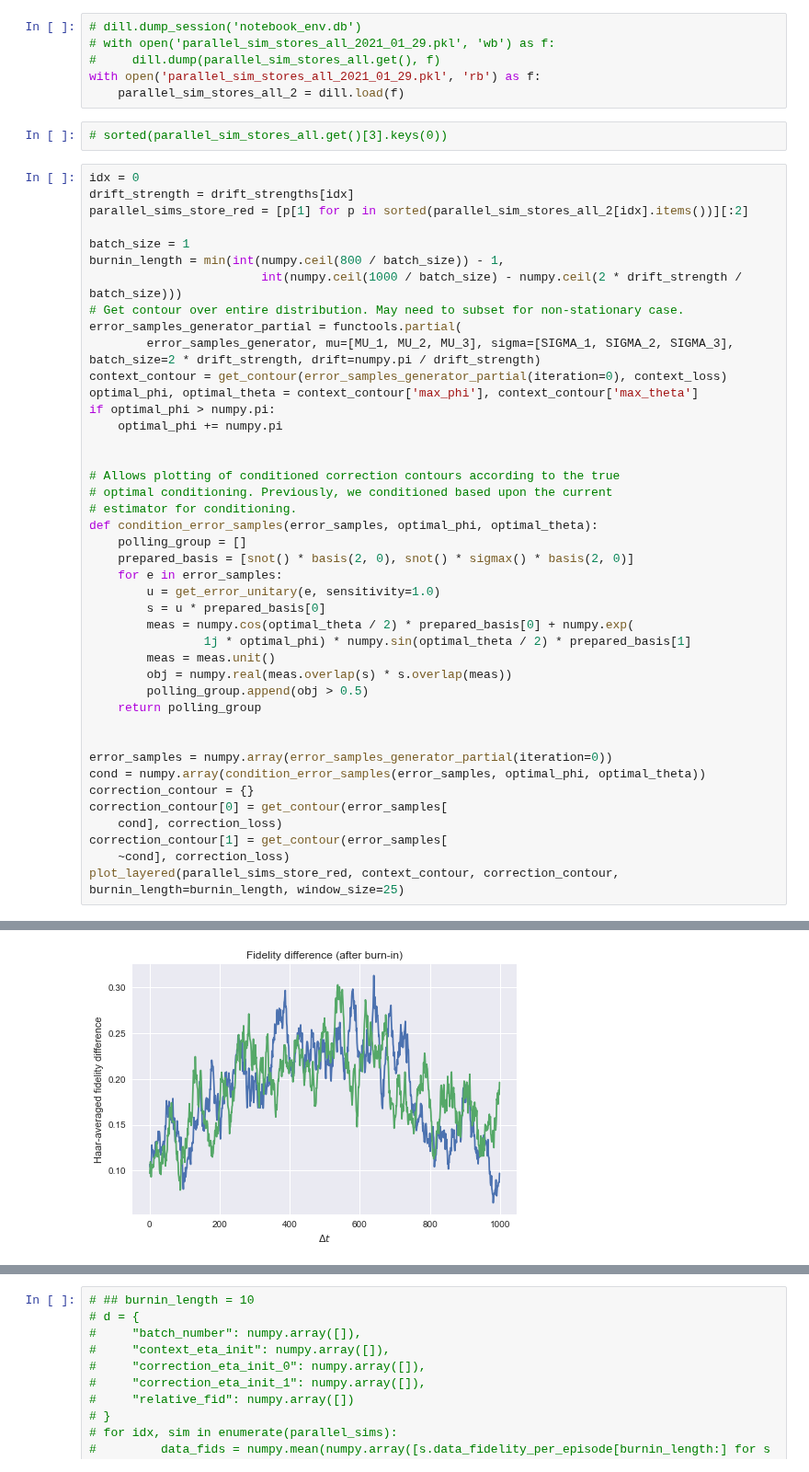
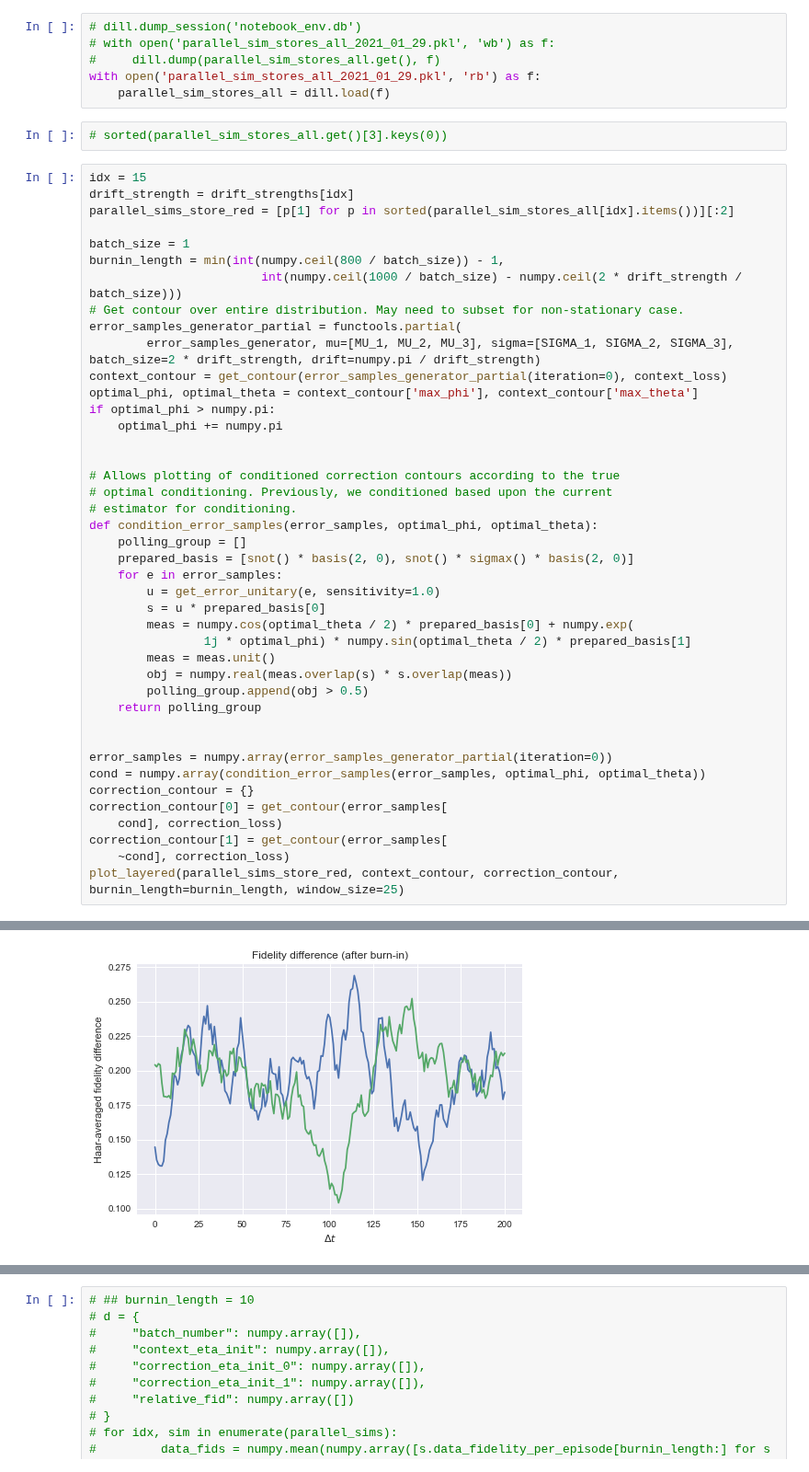
Before and after one commit to farice/SpectatorQubits, a Jupyter notebook: MAB-continuous-analytic-arbitrary-axis.ipynb, the cells around one changed output, grey strips where cells are left out. Shown at 92% size. Saved outputs shown, nothing was run; the diff lists cells and outputs as text.

```diff
--- a/MAB-continuous-analytic-arbitrary-axis.ipynb
+++ b/MAB-continuous-analytic-arbitrary-axis.ipynb
@@ -377,13 +368,13 @@ parallel_sim_stores_all.get()
 # with open('parallel_sim_stores_all_2021_01_29.pkl', 'wb') as f:
 #     dill.dump(parallel_sim_stores_all.get(), f)
 with open('parallel_sim_stores_all_2021_01_29.pkl', 'rb') as f:
-    parallel_sim_stores_all_2 = dill.load(f)
+    parallel_sim_stores_all = dill.load(f)
 # %%
 # sorted(parallel_sim_stores_all.get()[3].keys(0))
 # %%
-idx = 0
+idx = 15
 drift_strength = drift_strengths[idx]
-parallel_sims_store_red = [p[1] for p in sorted(parallel_sim_stores_all_2[idx].items())][:2]
+parallel_sims_store_red = [p[1] for p in sorted(parallel_sim_stores_all[idx].items())][:2]
 
 batch_size = 1
 burnin_length = min(int(numpy.ceil(800 / batch_size)) - 1,
@@ -429 +420 @@ plot_layered(parallel_sims_store_red, context_contour, correction_contour, burni
-[figure, old version]
+[figure, new version]
```
Also changed, not shown: parts of 7 cells of this notebook.
